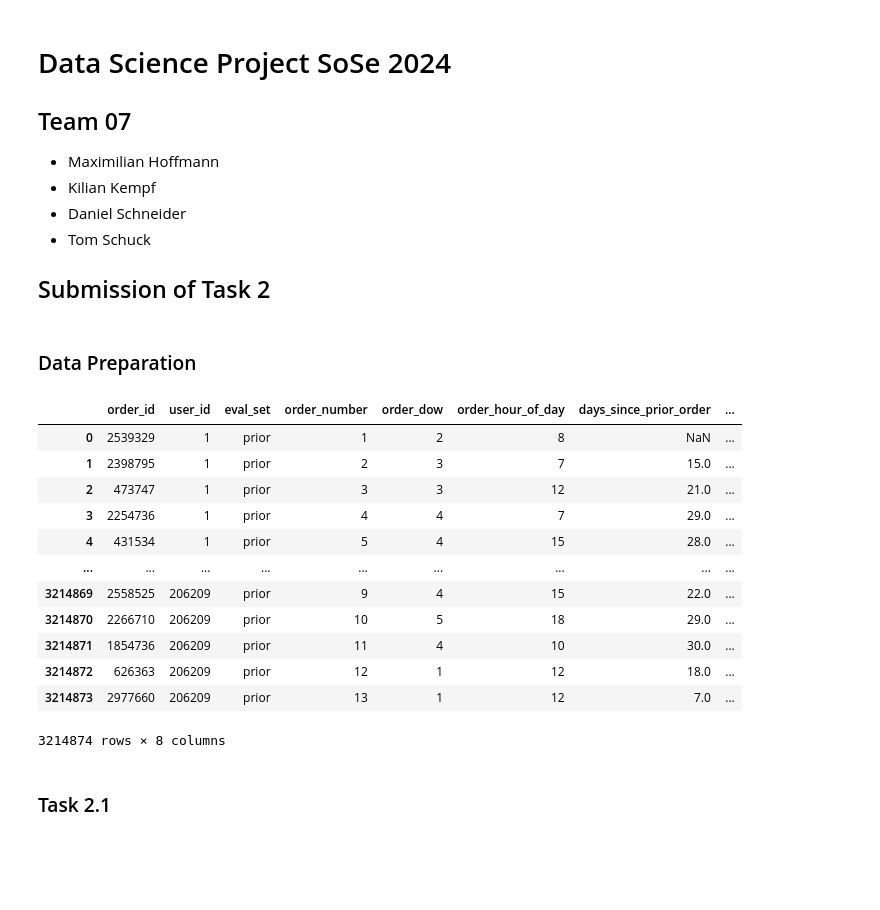
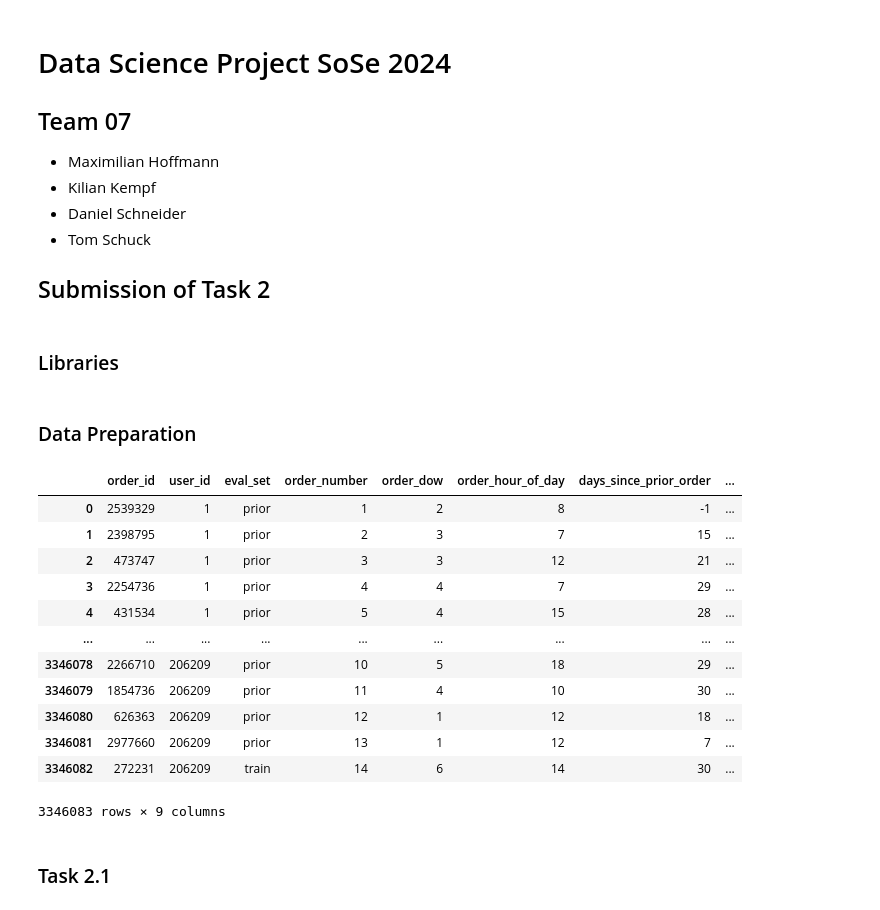
Before and after one commit to d-schneid/binary-tip-classification, a Jupyter notebook: team_07_task_2_submission.ipynb, the cells around one changed output. Saved outputs shown, nothing was run; the diff lists cells and outputs as text; code cells hidden in the pictures; blank space fills up the shorter version.

Commit message:
Apply feature engineering

```diff
--- a/team_07_task_2_submission.ipynb
+++ b/team_07_task_2_submission.ipynb
@@ -7,6 +7,8 @@
 - Tom Schuck
 
 ## Submission of Task 2
+# %% [markdown]
+### Libraries
 # %%
 import os
 
@@ -19,27 +22,40 @@ from sklearn.tree import DecisionTreeClassifier
 # %%
 DATA_DIR = os.path.join(os.getcwd(), 'data/Instacart')
 
-orders = pd.read_csv(os.path.join(DATA_DIR, 'orders.csv.zip'))
 op_prior = pd.read_csv(os.path.join(DATA_DIR, 'order_products__prior.csv.zip'))
 op_train = pd.read_csv(os.path.join(DATA_DIR, 'order_products__train.csv.zip'))
+op = pd.concat([op_prior, op_train])
+
+orders = pd.read_csv(os.path.join(DATA_DIR, 'orders.csv.zip'))
 tip_train = pd.read_csv(os.path.join(DATA_DIR, 'tip_trainingsdaten1_.csv'))[['order_id', 'tip']]
-op = pd.concat([op_prior, op_train])
+tip_test = pd.read_csv(os.path.join(DATA_DIR, 'tip_testdaten1_template.csv'))
+tip = pd.concat([tip_train, tip_test[['order_id', 'tip']]])
+orders_tip = pd.merge(orders, tip)
+
+def engineer_features(orders):
+    orders['days_since_prior_order'].fillna(-1, inplace=True)
+    orders['days_since_prior_order'] = orders['days_since_prior_order'].astype(int)
+    orders['tip'] = orders['tip'].astype(bool)
+    orders['tip_history'] = orders.groupby('user_id')['tip'].transform('cumsum').shift(1) / orders['order_number'].shift(1)
+    orders.loc[orders['order_number']==1, 'tip_history'] = -1
+    orders['tip'] = orders['tip'].astype(object)
+    orders.loc[orders['order_id'].isin(tip_test['order_id']), 'tip'] = np.nan
+
+engineer_features(orders_tip)
+orders_tip
+# %% [output]
+|  | order_id | user_id | eval_set | order_number | order_dow | order_hour_of_day | days_since_prior_order | ... |
+| 0 | 2539329 | 1 | prior | 1 | 2 | 8 | -1 | ... |
+| 1 | 2398795 | 1 | prior | 2 | 3 | 7 | 15 | ... |
+| 2 | 473747 | 1 | prior | 3 | 3 | 12 | 21 | ... |
+| 3 | 2254736 | 1 | prior | 4 | 4 | 7 | 29 | ... |
+| 4 | 431534 | 1 | prior | 5 | 4 | 15 | 28 | ... |
+| ... | ... | ... | ... | ... | ... | ... | ... | ... |
+| 3346078 | 2266710 | 206209 | prior | 10 | 5 | 18 | 29 | ... |
+| 3346079 | 1854736 | 206209 | prior | 11 | 4 | 10 | 30 | ... |
+| 3346080 | 626363 | 206209 | prior | 12 | 1 | 12 | 18 | ... |
+| 3346081 | 2977660 | 206209 | prior | 13 | 1 | 12 | 7 | ... |
+| 3346082 | 272231 | 206209 | train | 14 | 6 | 14 | 30 | ... |
+3346083 rows × 9 columns
-# %%
-orders_tip_train = pd.merge(orders, tip_train)
-orders_tip_train
-# %% [output]
-|  | order_id | user_id | eval_set | order_number | order_dow | order_hour_of_day | days_since_prior_order | ... |
-| 0 | 2539329 | 1 | prior | 1 | 2 | 8 | NaN | ... |
-| 1 | 2398795 | 1 | prior | 2 | 3 | 7 | 15.0 | ... |
-| 2 | 473747 | 1 | prior | 3 | 3 | 12 | 21.0 | ... |
-| 3 | 2254736 | 1 | prior | 4 | 4 | 7 | 29.0 | ... |
-| 4 | 431534 | 1 | prior | 5 | 4 | 15 | 28.0 | ... |
-| ... | ... | ... | ... | ... | ... | ... | ... | ... |
-| 3214869 | 2558525 | 206209 | prior | 9 | 4 | 15 | 22.0 | ... |
-| 3214870 | 2266710 | 206209 | prior | 10 | 5 | 18 | 29.0 | ... |
-| 3214871 | 1854736 | 206209 | prior | 11 | 4 | 10 | 30.0 | ... |
-| 3214872 | 626363 | 206209 | prior | 12 | 1 | 12 | 18.0 | ... |
-| 3214873 | 2977660 | 206209 | prior | 13 | 1 | 12 | 7.0 | ... |
-3214874 rows × 8 columns
 # %% [markdown]
 ### Task 2.1
```
Also changed, not shown: parts of 10 cells of this notebook, 1 other file.
